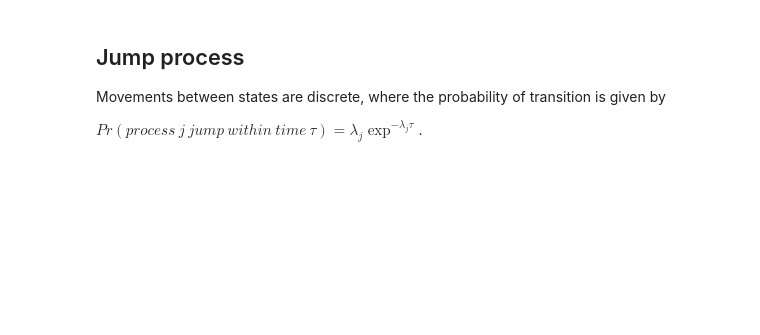
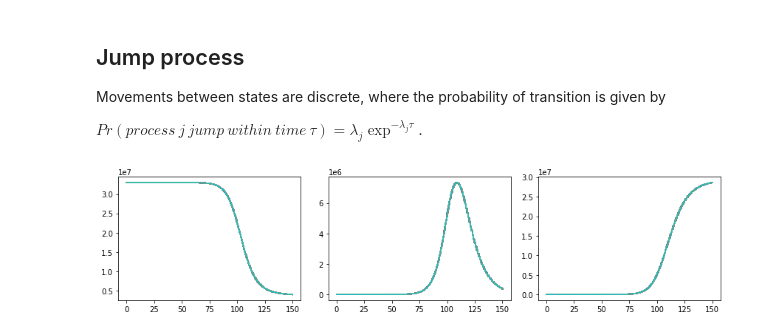
Before and after one commit to anooppambika/covid19, a Jupyter notebook: COVI19_SIRAnalysis.ipynb, the cells around one changed output. Cells and saved outputs as stored; diff of their text form; code cells hidden in the pictures; blank space fills up the shorter version.

```diff
--- a/COVI19_SIRAnalysis.ipynb
+++ b/COVI19_SIRAnalysis.ipynb
@@ -223,18 +218,24 @@ client = Client(n_workers=4, threads_per_worker=1)
 # %%
 # construct model
 model_j = SimulateOde(states, params, transition=transitions)
-model_j.parameters = param_evals
-model_j.initial_values = (init_state, t[0])
+model_j.parameters = d
+model_j.initial_values = (init_state, t_fit[0])
 # %%
 # run 100 simulations
-simX, simT = model_j.simulate_jump(t[1::], iteration=100,
+simX, simT = model_j.simulate_jump(t_fit[1::], iteration=100,
                                    full_output=True, parallel=True)
 # %%
-fig, ax = plt.subplots(3,1,figsize=(6,12))
+fig, ax = plt.subplots(1,3,figsize=(12,3))
 
 for sim in simX:
-    ax[0].plot(simX[0][:,0])
-    ax[1].plot(simX[0][:,1])
-    ax[2].plot(simX[0][:,2])
+    ax[0].plot(t_fit[1:],simX[0][:,0])
+    ax[1].plot(t_fit[1:], simX[0][:,1])
+    ax[2].plot(t_fit[1:], simX[0][:,2])
+
+ax[0].ticklabel_format(style='sci', axis='y', scilimits=(0,0))
+ax[1].ticklabel_format(style='sci', axis='y', scilimits=(0,0))
+ax[2].ticklabel_format(style='sci', axis='y', scilimits=(0,0))
 plt.tight_layout()
 plt.show()
+# %% [output]
+[figure, added]
```
Also changed, not shown: parts of 9 cells of this notebook, 2 other files.
